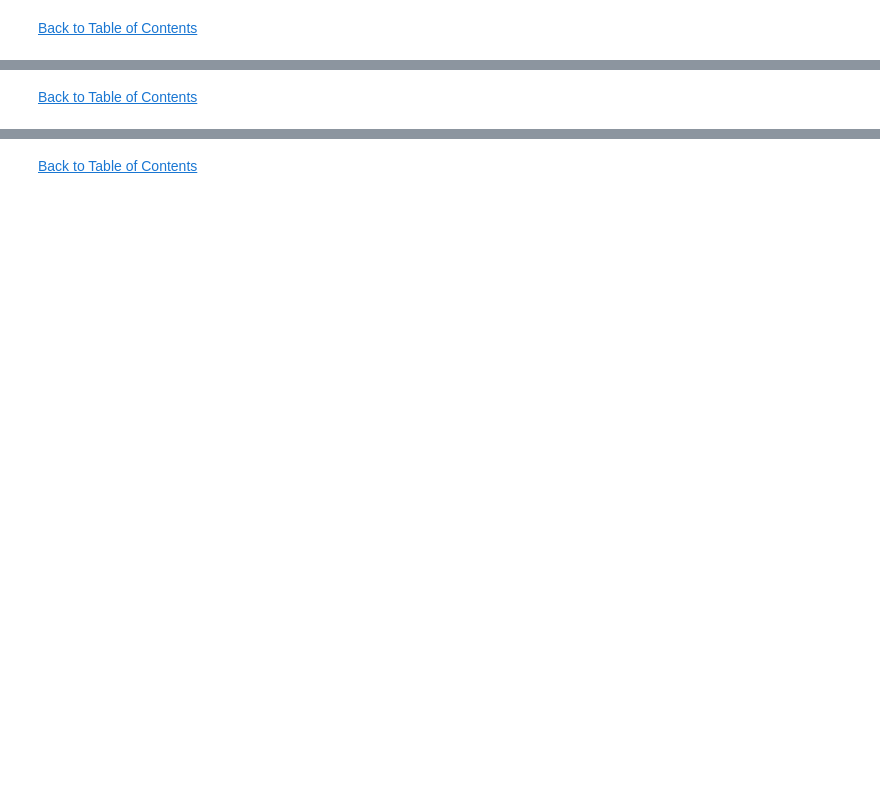
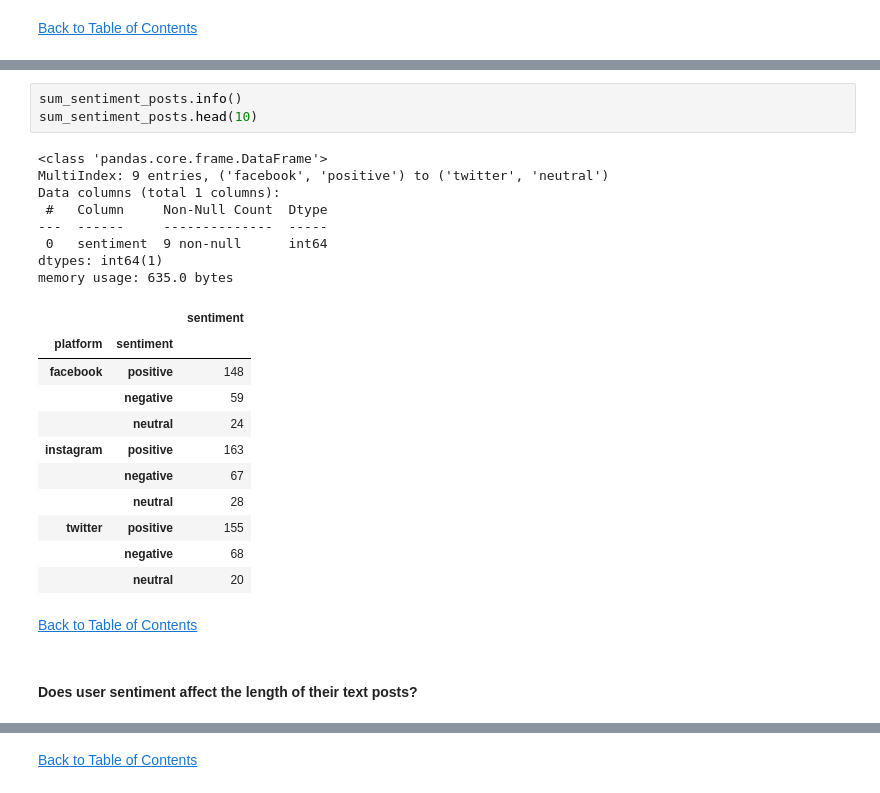
Before and after one commit to jasondo-da/Social_Media_Analysis, a Jupyter notebook: social_media_sentiments_analysis.ipynb, the cells around one changed output, grey strips where cells are left out. Cells and saved outputs as stored; diff of their text form; blank space fills up the shorter version.

```diff
--- a/social_media_sentiments_analysis.ipynb
+++ b/social_media_sentiments_analysis.ipynb
@@ -1006,2 +1099,27 @@ plt.show()
+# %%
+sum_sentiment_posts.info()
+sum_sentiment_posts.head(10)
+# %% [output]
+<class 'pandas.core.frame.DataFrame'>
+MultiIndex: 9 entries, ('facebook', 'positive') to ('twitter', 'neutral')
+Data columns (total 1 columns):
+ #   Column     Non-Null Count  Dtype
+---  ------     --------------  -----
+ 0   sentiment  9 non-null      int64
+dtypes: int64(1)
+memory usage: 635.0 bytes
+|  |  | sentiment |
+| platform | sentiment |  |
+| facebook | positive | 148 |
+|  | negative | 59 |
+|  | neutral | 24 |
+| instagram | positive | 163 |
+|  | negative | 67 |
+|  | neutral | 28 |
+| twitter | positive | 155 |
+|  | negative | 68 |
+|  | neutral | 20 |
 # %% [markdown]
 [Back to Table of Contents](#back)
+# %% [markdown]
+#### Does user sentiment affect the length of their text posts?
```
Also changed, not shown: parts of 37 cells of this notebook.
